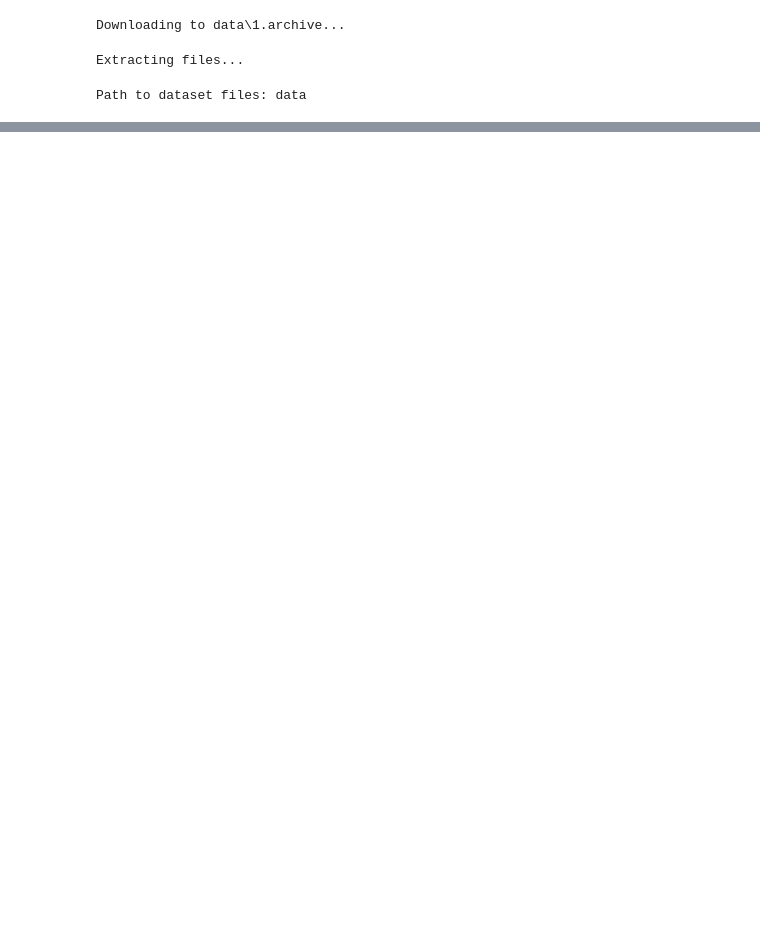
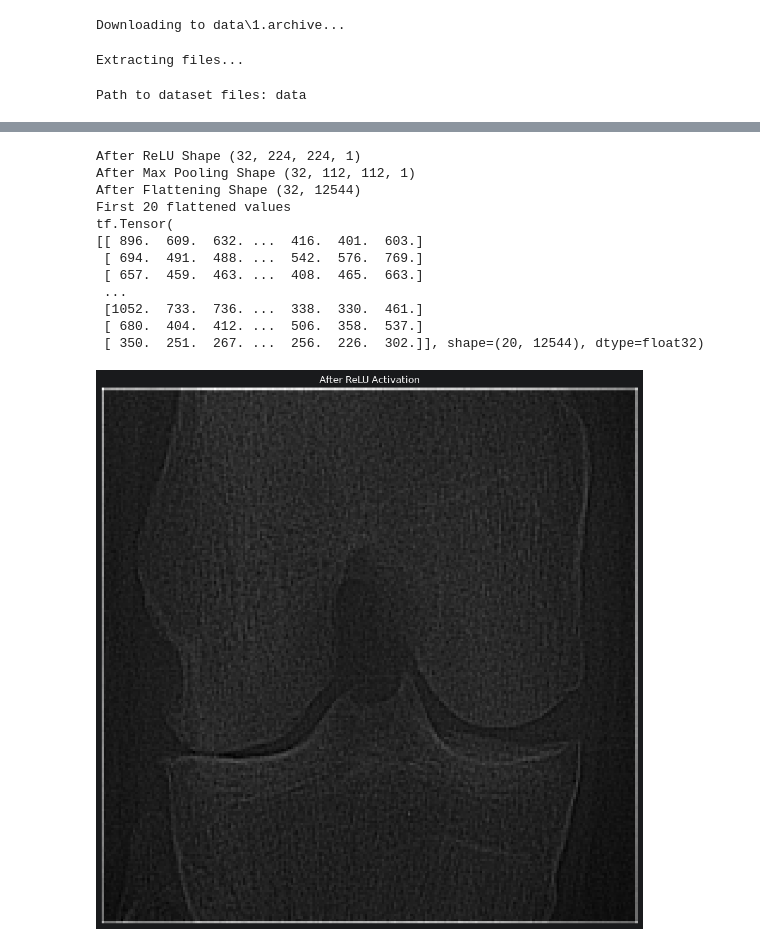
Before and after one commit to RichGit256/-error-404-technical-challenge, a Jupyter notebook: XRayAnalysis/analysis.ipynb, the cells around one changed output, grey strips where cells are left out. Saved outputs shown, nothing was run; the diff lists cells and outputs as text; code cells hidden in the pictures; blank space fills up the shorter version.

```diff
--- a/XRayAnalysis/analysis.ipynb
+++ b/XRayAnalysis/analysis.ipynb
@@ -93,0 +131,11 @@ for images, labels in train_ds.take(1):
+# %%
+def apply_relu(sharpened_images):
+    relu_output = tf.nn.relu(sharpened_images)
+
+    print("After ReLU Shape", relu_output.shape)
+
+    plt.figure(figsize=(10,10))
+    plt.imshow(tf.squeeze(relu_output[0]), cmap="gray")
+    plt.title("After ReLU Activation")
+    plt.axis("off")
+    return relu_output
@@ -93,0 +144,11 @@ for images, labels in train_ds.take(1):
+# %%
+def apply_max_pooling(relu_output):
+    pool_output = tf.nn.max_pool(relu_output, ksize=[1,2,2,1], strides=[1,2,2,1], padding="VALID")
+
+    print("After Max Pooling Shape", pool_output.shape)
+
+    plt.figure(figsize=(10,10))
+    plt.imshow(tf.squeeze(pool_output[0]), cmap="gray")
+    plt.title("After Max Pooling")
+    plt.axis("off")
+    return pool_output
@@ -93,0 +157,9 @@ for images, labels in train_ds.take(1):
+# %%
+def apply_flatten(pool_output):
+    flatten_layer = tf.keras.layers.Flatten()
+    flatten_output = flatten_layer(pool_output)
+
+    print("After Flattening Shape", flatten_output.shape)
+    print("First 20 flattened values")
+    print(flatten_output[0:20])
+    return flatten_output
@@ -93,0 +168,25 @@ for images, labels in train_ds.take(1):
+# %%
+def add_dense_layer(flatten_output):
+    dense_layer = tf.keras.layers.Dense(128, activation="relu")
+    dense_output = dense_layer(flatten_output)
+
+    return dense_output.shape
+# %%
+relu = apply_relu(sharpImage)
+pool = apply_max_pooling(relu)
+flat = apply_flatten(pool)
+dense = add_dense_layer(flat)
+# %% [output]
+After ReLU Shape (32, 224, 224, 1)
+After Max Pooling Shape (32, 112, 112, 1)
+After Flattening Shape (32, 12544)
+First 20 flattened values
+tf.Tensor(
+[[ 896.  609.  632. ...  416.  401.  603.]
+ [ 694.  491.  488. ...  542.  576.  769.]
+ [ 657.  459.  463. ...  408.  465.  663.]
+ ...
+ [1052.  733.  736. ...  338.  330.  461.]
+ [ 680.  404.  412. ...  506.  358.  537.]
+ [ 350.  251.  267. ...  256.  226.  302.]], shape=(20, 12544), dtype=float32)
+[figure, added]
```
Also changed, not shown: parts of 17 cells of this notebook, 1 other file.
